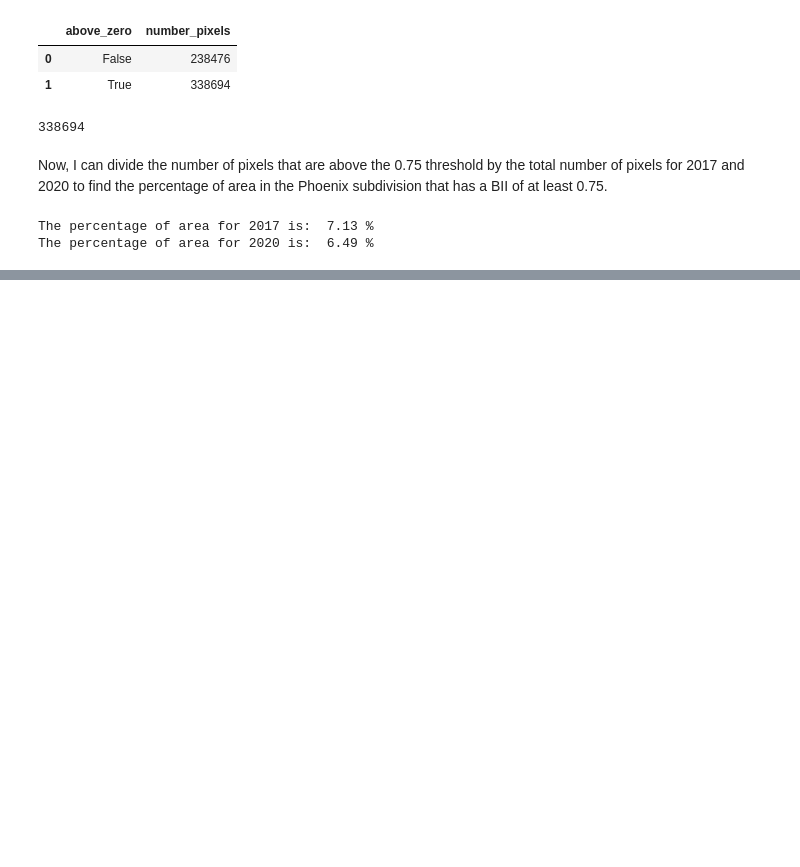
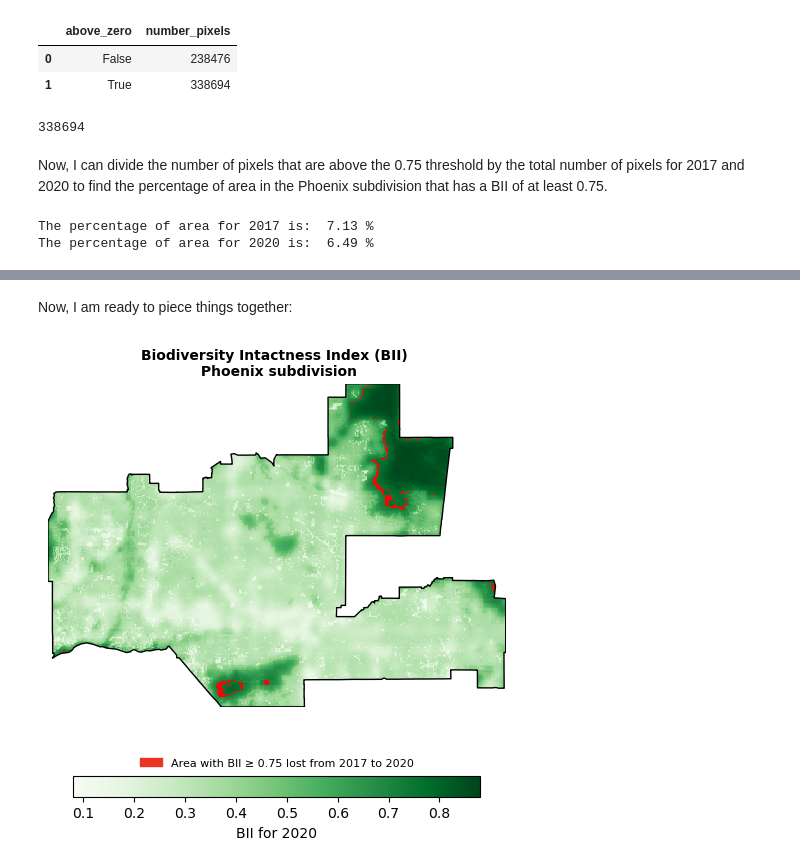
Before and after one commit to marinakochuten/pheonix-bii-change, a Jupyter notebook: phoenix_bii_change.ipynb, the cells around one changed output, grey strips where cells are left out. Drawn from its saved outputs; the diff is of its cells as text; code cells hidden in the pictures; blank space fills up the shorter version.

```diff
--- a/phoenix_bii_change.ipynb
+++ b/phoenix_bii_change.ipynb
@@ -339,0 +368,44 @@ The percentage of area for 2020 is:  6.49 %
+# %% [markdown]
+Now, I am ready to piece things together:
+# %%
+# Initialize figure
+fig, ax = plt.subplots(figsize = (7, 6))
+
+# Remove axes for cleaner plot
+ax.axis('off')
+
+# Add 2020 BII raster
+bii_2020_clip.plot(ax = ax,
+                   cmap = 'Greens',
+                   cbar_kwargs = {"location": "bottom",
+                                  "label": "BII for 2020",
+                                  "shrink" : 0.75})
+
+# Add BII loss
+bii_loss.plot(ax = ax,
+              cmap = 'brg',
+              add_colorbar = False)
+
+# Create legend for BII loss
+legend_loss = mpatches.Patch(color = "#E93323", label = 'Area with BIl ≥ 0.75 lost from 2017 to 2020')
+
+# Plot legend
+ax.legend(handles = [legend_loss],
+          loc = 'lower center',
+          bbox_to_anchor=(0.5, -0.22),
+          fontsize = 8,
+          facecolor = 'none',
+          edgecolor = 'none')
+
+# Add Phoenix boundary
+phoenix.plot(ax = ax,
+             color = "none",
+             edgecolor = "black",
+             linewidth = 1)
+
+# Add plot title
+ax.set_title("Biodiversity Intactness Index (BII) \n Phoenix subdivision", weight = 'bold', fontsize = '10')
+
+plt.show()
+# %% [output]
+[figure, added]
```
Also changed, not shown: parts of 8 cells of this notebook.
